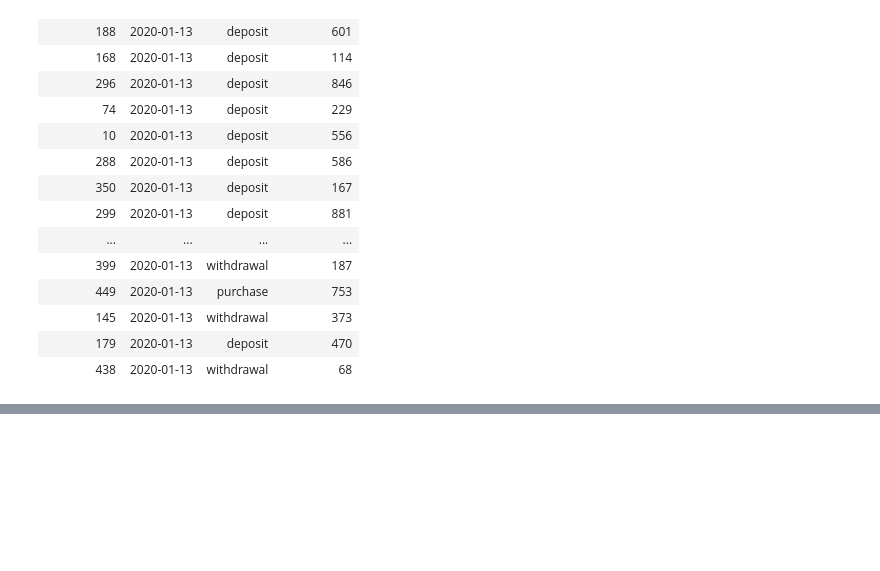
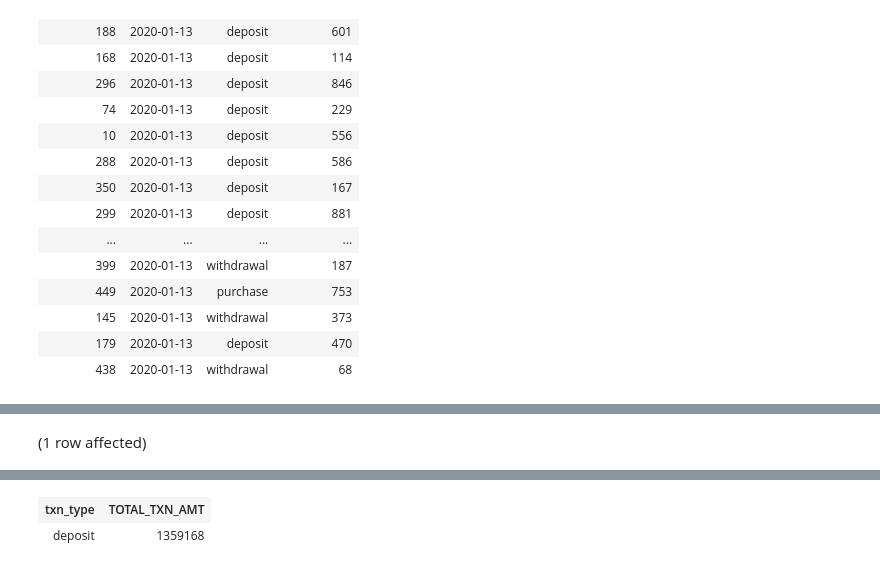
Before and after one commit to nirajgole/ipaat, a Jupyter notebook: SQL/study_materials/case_studies/SQL_case_study_3/sm_case_study_3.ipynb, the cells around one changed output, grey strips where cells are left out. Drawn from its saved outputs; the diff is of its cells as text; code cells hidden in the pictures; blank space fills up the shorter version.

```diff
--- a/SQL/study_materials/case_studies/SQL_case_study_3/sm_case_study_3.ipynb
+++ b/SQL/study_materials/case_studies/SQL_case_study_3/sm_case_study_3.ipynb
@@ -162,0 +203,5 @@ Total execution time: 00:00:00.007
+# %%
+-- DROP FUNCTION DBO.udf_get_total_txn_amt
+SELECT * FROM udf_get_total_txn_amt('DEPOSIT')
+# %% [output]
+(1 row affected)
@@ -162,0 +209,2 @@ Total execution time: 00:00:00.007
+| txn_type | TOTAL_TXN_AMT |
+| deposit | 1359168 |
```
Also changed, not shown: parts of 14 cells of this notebook.
